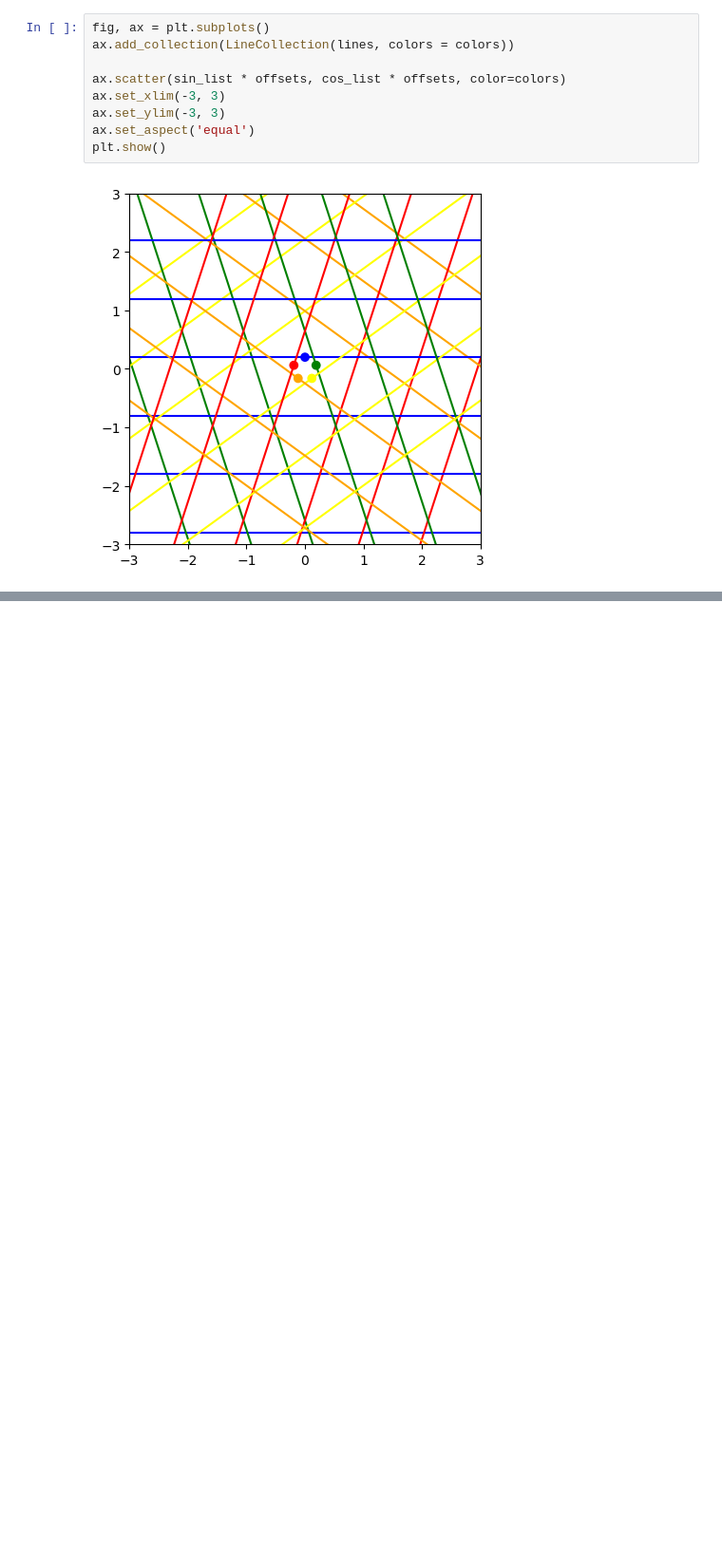
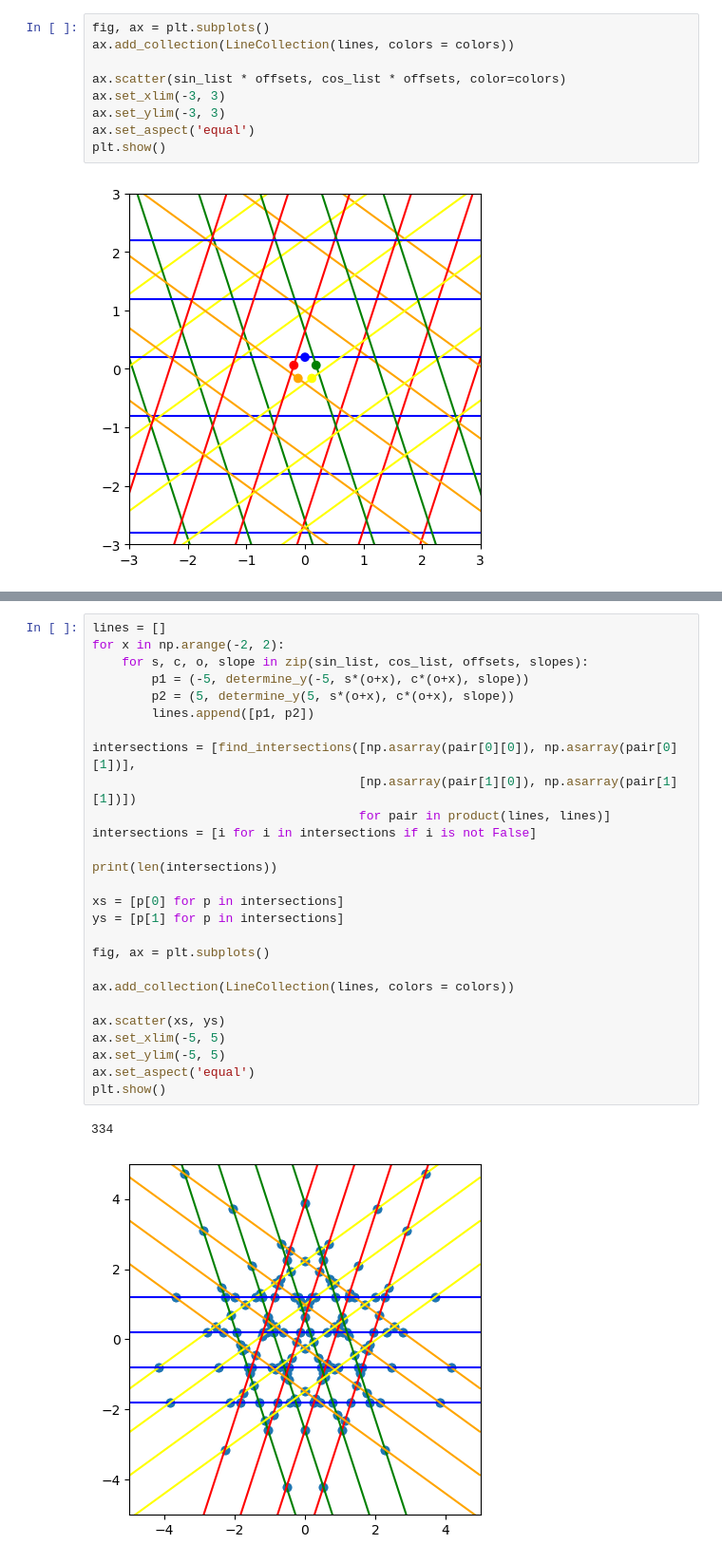
Before and after one commit to WilliamTylerBradley/grid_tilings, a Jupyter notebook: testing.ipynb, the cells around one changed output, grey strips where cells are left out. Shown at 95% size. Drawn from its saved outputs; the diff is of its cells as text; blank space fills up the shorter version.

```diff
--- a/testing.ipynb
+++ b/testing.ipynb
@@ -155,0 +158,30 @@ plt.show()
+# %%
+lines = []
+for x in np.arange(-2, 2):
+    for s, c, o, slope in zip(sin_list, cos_list, offsets, slopes):
+        p1 = (-5, determine_y(-5, s*(o+x), c*(o+x), slope))
+        p2 = (5, determine_y(5, s*(o+x), c*(o+x), slope))
+        lines.append([p1, p2])
+
+intersections = [find_intersections([np.asarray(pair[0][0]), np.asarray(pair[0][1])],
+                                    [np.asarray(pair[1][0]), np.asarray(pair[1][1])])
+                                    for pair in product(lines, lines)]
+intersections = [i for i in intersections if i is not False]
+
+print(len(intersections))
+
+xs = [p[0] for p in intersections]
+ys = [p[1] for p in intersections]
+
+fig, ax = plt.subplots()
+
+ax.add_collection(LineCollection(lines, colors = colors))
+
+ax.scatter(xs, ys)
+ax.set_xlim(-5, 5)
+ax.set_ylim(-5, 5)
+ax.set_aspect('equal')
+plt.show()
+# %% [output]
+334
+[figure, added]
```
Also changed, not shown: parts of 10 cells of this notebook, 1 other file.
